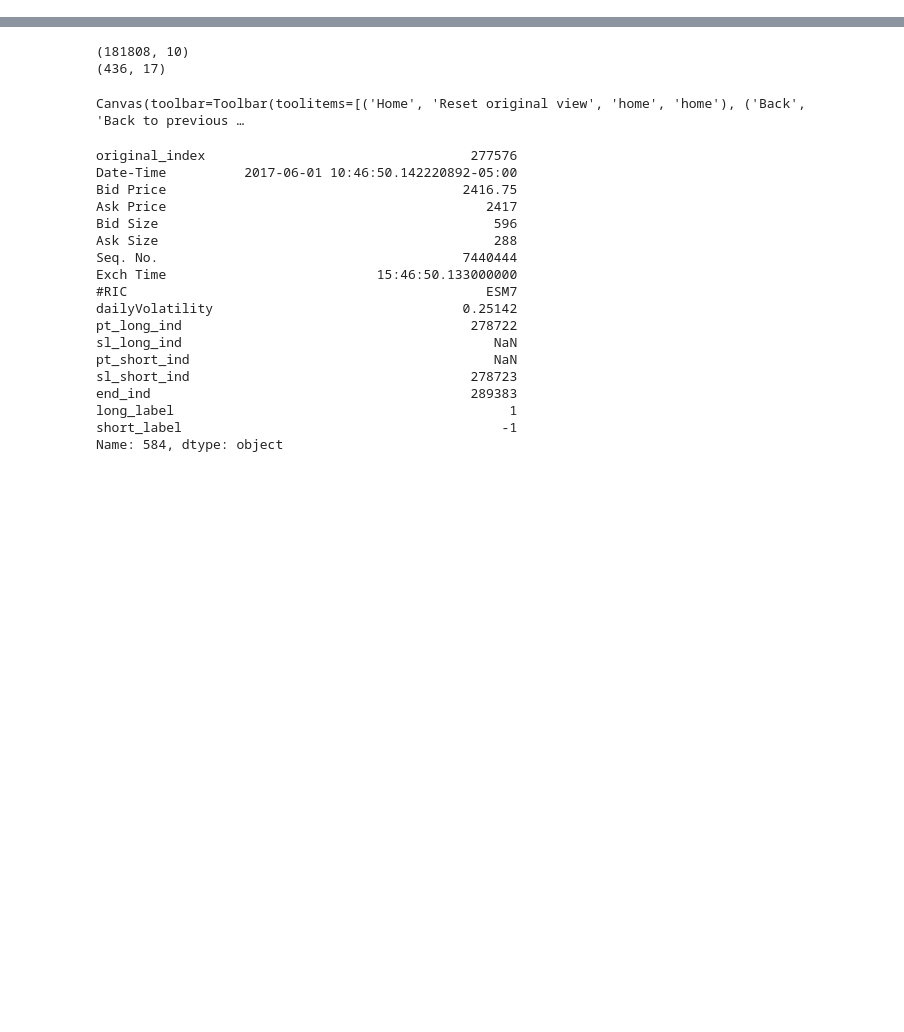
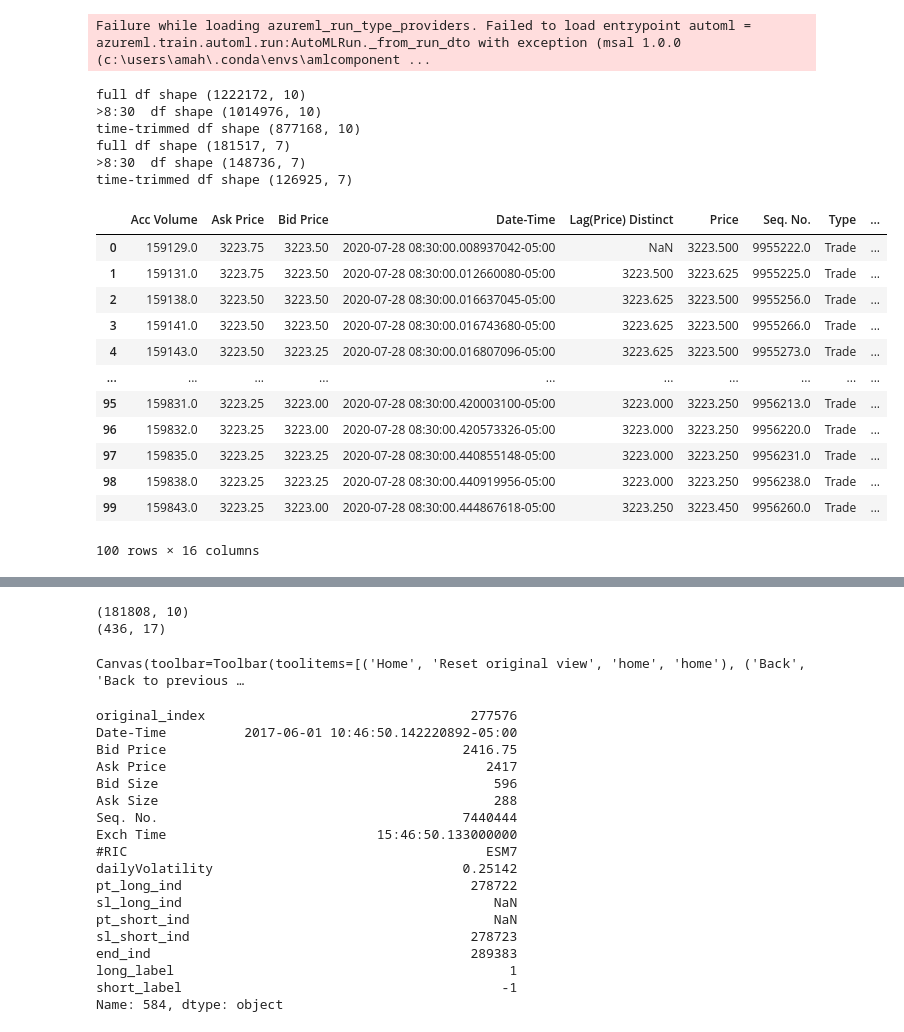
Before and after one commit to elviajero83/fin_research, a Jupyter notebook: notebooks/04b-label visualization.ipynb, the cells around one changed output, grey strips where cells are left out. Saved outputs shown, nothing was run; the diff lists cells and outputs as text; code cells hidden in the pictures; blank space fills up the shorter version.

Commit message:
added new features. Added training notebook

```diff
--- a/notebooks/04b-label visualization.ipynb
+++ b/notebooks/04b-label visualization.ipynb
@@ -13,0 +12,44 @@ ModuleNotFoundError: No module named 'ipympl'
+# %%
+import sys
+import pandas
+import numpy
+import requests
+import os
+import pandas as pd
+import numpy as np
+import datetime
+from datetime import timezone
+import utils
+
+
+# Sample Time Stamp Cutoffs
+t_beg = datetime.datetime.fromisoformat('2017-01-06 03:59:00.000000-05:00')
+t1 = datetime.datetime.fromisoformat('2017-01-06 04:00:00.000000-05:00')
+t2 = datetime.datetime.fromisoformat('2017-01-06 04:00:01.000000-05:00')
+t3 = datetime.datetime.fromisoformat('2017-01-06 04:00:02.000000-05:00')
+t4 = datetime.datetime.fromisoformat('2017-01-06 04:00:06.000000-05:00')
+t5 = datetime.datetime.fromisoformat('2017-01-06 04:01:06.000000-05:00')
+t6 = datetime.datetime.fromisoformat('2017-01-06 04:10:06.000000-05:00')
+t_end = datetime.datetime.fromisoformat('2019-01-06 22:31:00.000000-05:00')
+t_indices = [t_beg, t1, t2, t3, t4, t5, t6, t_end]
+
+keys = ['Ask Price', 'Ask Size', 'Bid Price', 'Bid Size']
+
+df_quotes = pd.read_csv(quote_file)
+df_trades = pd.read_csv(trade_file)
+# %% [output]
+Failure while loading azureml_run_type_providers. Failed to load entrypoint automl = azureml.train.automl.run:AutoMLRun._from_run_dto with exception (msal 1.0.0 (c:\users\amah\.conda\envs\amlcomponent ...
+# %%
+df_quotes['Date-Time'] = pd.to_datetime(df_quotes['Date-Time'])
+df_trades['Date-Time'] = pd.to_datetime(df_trades['Date-Time'])
+df_quotes = utils.trim_df_to_time(df_quotes, "8:30:00.00", "15:00:00.00")
+df_trades = utils.trim_df_to_time(df_trades, "8:30:00.00", "15:00:00.00")
+# Clean Quotes and Trades
+cleaner = utils.data_process()
+# %% [output]
+full df shape (1222172, 10)
+>8:30  df shape (1014976, 10)
+time-trimmed df shape (877168, 10)
+full df shape (181517, 7)
+>8:30  df shape (148736, 7)
+time-trimmed df shape (126925, 7)
@@ -13,0 +89,16 @@ ModuleNotFoundError: No module named 'ipympl'
+# %%
+df_trades_all.head(100)
+# %% [output]
+|  | Acc Volume | Ask Price | Bid Price | Date-Time | Lag(Price) Distinct | Price | Seq. No. | Type | ... |
+| 0 | 159129.0 | 3223.75 | 3223.50 | 2020-07-28 08:30:00.008937042-05:00 | NaN | 3223.500 | 9955222.0 | Trade | ... |
+| 1 | 159131.0 | 3223.75 | 3223.50 | 2020-07-28 08:30:00.012660080-05:00 | 3223.500 | 3223.625 | 9955225.0 | Trade | ... |
+| 2 | 159138.0 | 3223.50 | 3223.50 | 2020-07-28 08:30:00.016637045-05:00 | 3223.625 | 3223.500 | 9955256.0 | Trade | ... |
+| 3 | 159141.0 | 3223.50 | 3223.50 | 2020-07-28 08:30:00.016743680-05:00 | 3223.625 | 3223.500 | 9955266.0 | Trade | ... |
+| 4 | 159143.0 | 3223.50 | 3223.25 | 2020-07-28 08:30:00.016807096-05:00 | 3223.625 | 3223.500 | 9955273.0 | Trade | ... |
+| ... | ... | ... | ... | ... | ... | ... | ... | ... | ... |
+| 95 | 159831.0 | 3223.25 | 3223.00 | 2020-07-28 08:30:00.420003100-05:00 | 3223.000 | 3223.250 | 9956213.0 | Trade | ... |
+| 96 | 159832.0 | 3223.25 | 3223.00 | 2020-07-28 08:30:00.420573326-05:00 | 3223.000 | 3223.250 | 9956220.0 | Trade | ... |
+| 97 | 159835.0 | 3223.25 | 3223.25 | 2020-07-28 08:30:00.440855148-05:00 | 3223.000 | 3223.250 | 9956231.0 | Trade | ... |
+| 98 | 159838.0 | 3223.25 | 3223.25 | 2020-07-28 08:30:00.440919956-05:00 | 3223.000 | 3223.250 | 9956238.0 | Trade | ... |
+| 99 | 159843.0 | 3223.25 | 3223.00 | 2020-07-28 08:30:00.444867618-05:00 | 3223.250 | 3223.450 | 9956260.0 | Trade | ... |
+100 rows × 16 columns
```
Also changed, not shown: parts of 36 cells of this notebook, 9 other files.
